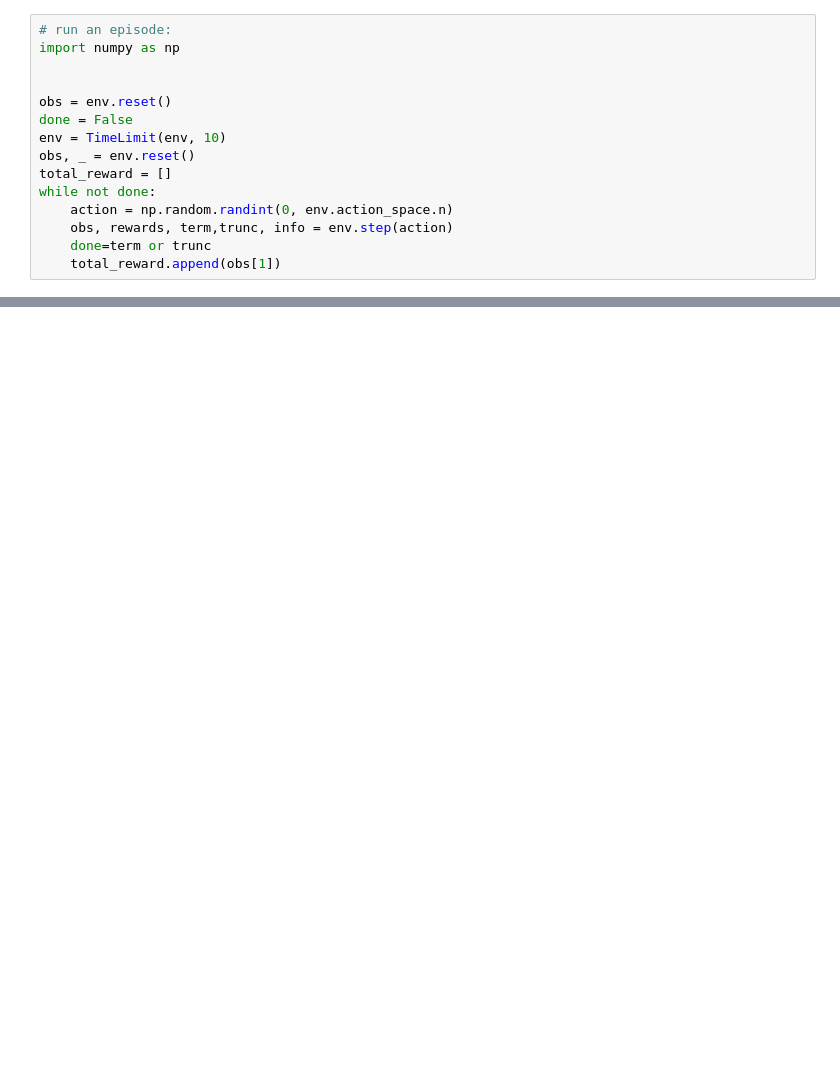
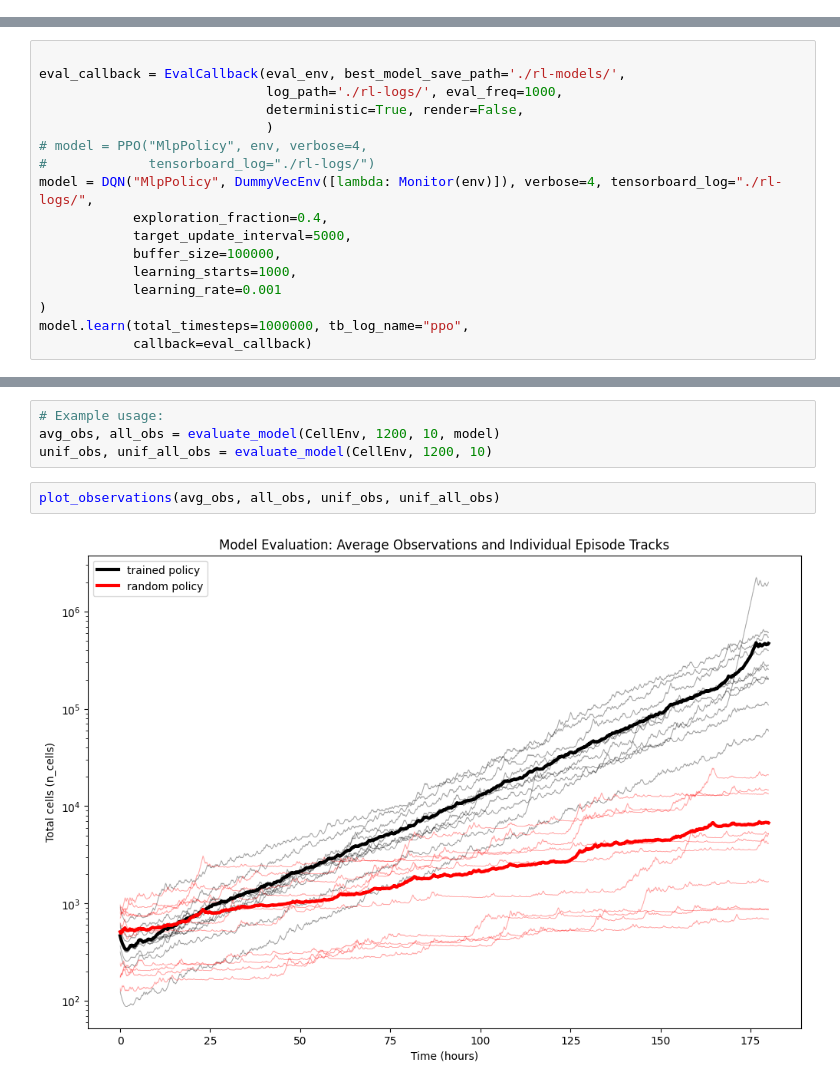
Before and after one commit to JacobHA/RL4Dosing, a Jupyter notebook: rl_cell.ipynb, the cells around one changed output, grey strips where cells are left out. Saved outputs shown, nothing was run; the diff lists cells and outputs as text; blank space fills up the shorter version.

Commit message:
running RL and eval vis on memory  env

```diff
--- a/rl_cell.ipynb
+++ b/rl_cell.ipynb
@@ -108,15 +25,0 @@ observations
-# %%
-# run an episode:
-import numpy as np
-
-
-obs = env.reset()
-done = False
-env = TimeLimit(env, 10)
-obs, _ = env.reset()
-total_reward = []
-while not done:
-    action = np.random.randint(0, env.action_space.n)
-    obs, rewards, term,trunc, info = env.step(action)
-    done=term or trunc
-    total_reward.append(obs[1])
@@ -127,0 +26,17 @@ plt.plot(total_reward)
+# %%
+
+eval_callback = EvalCallback(eval_env, best_model_save_path='./rl-models/',
+                             log_path='./rl-logs/', eval_freq=1000,
+                             deterministic=True, render=False,
+                             )
+# model = PPO("MlpPolicy", env, verbose=4,
+#             tensorboard_log="./rl-logs/")
+model = DQN("MlpPolicy", DummyVecEnv([lambda: Monitor(env)]), verbose=4, tensorboard_log="./rl-logs/",
+            exploration_fraction=0.4,
+            target_update_interval=5000,
+            buffer_size=100000,
+            learning_starts=1000,
+            learning_rate=0.001
+)
+model.learn(total_timesteps=1000000, tb_log_name="ppo",
+            callback=eval_callback)
@@ -127,0 +144,8 @@ plt.plot(total_reward)
+# %%
+# Example usage:
+avg_obs, all_obs = evaluate_model(CellEnv, 1200, 10, model)
+unif_obs, unif_all_obs = evaluate_model(CellEnv, 1200, 10)
+# %%
+plot_observations(avg_obs, all_obs, unif_obs, unif_all_obs)
+# %% [output]
+[figure, added]
```
Also changed, not shown: parts of 11 cells of this notebook, 1 other file.
